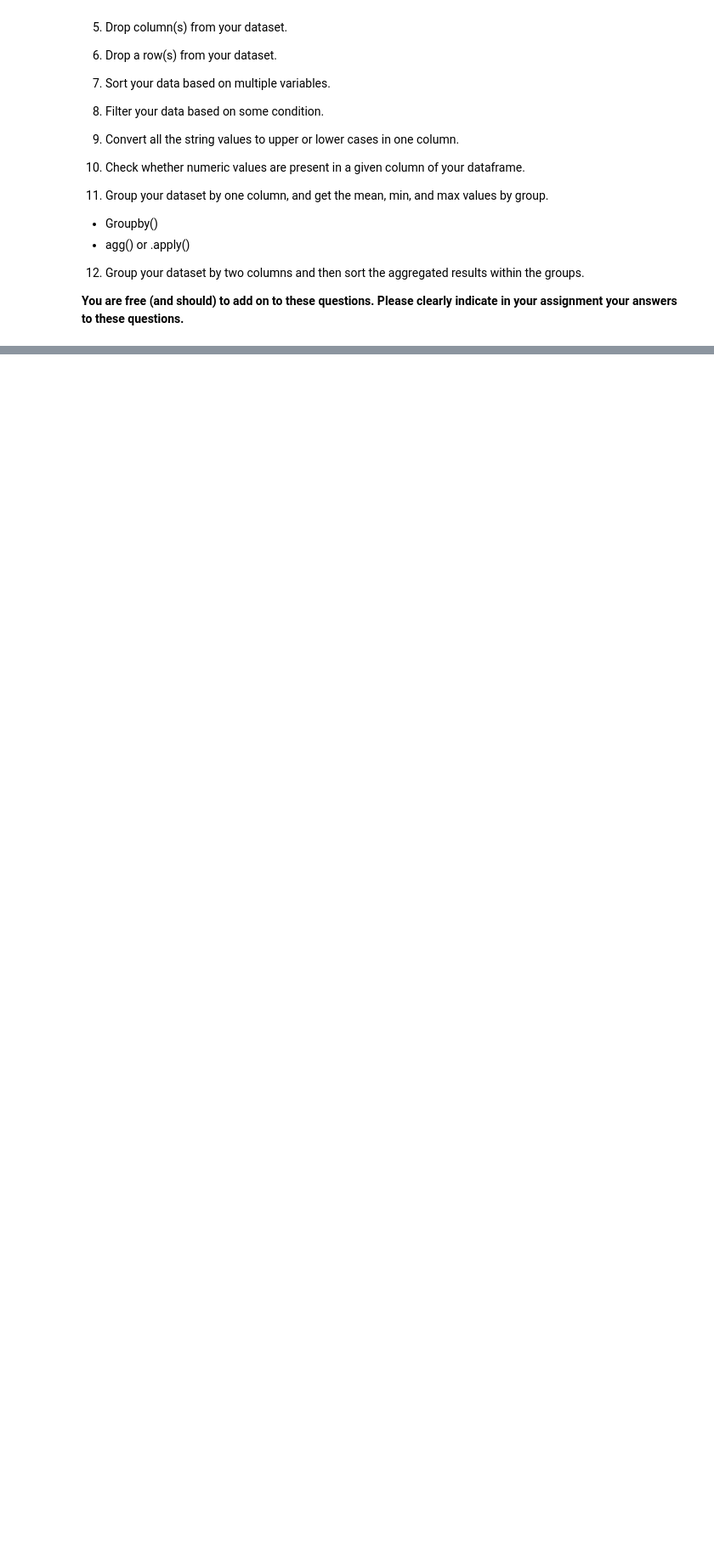
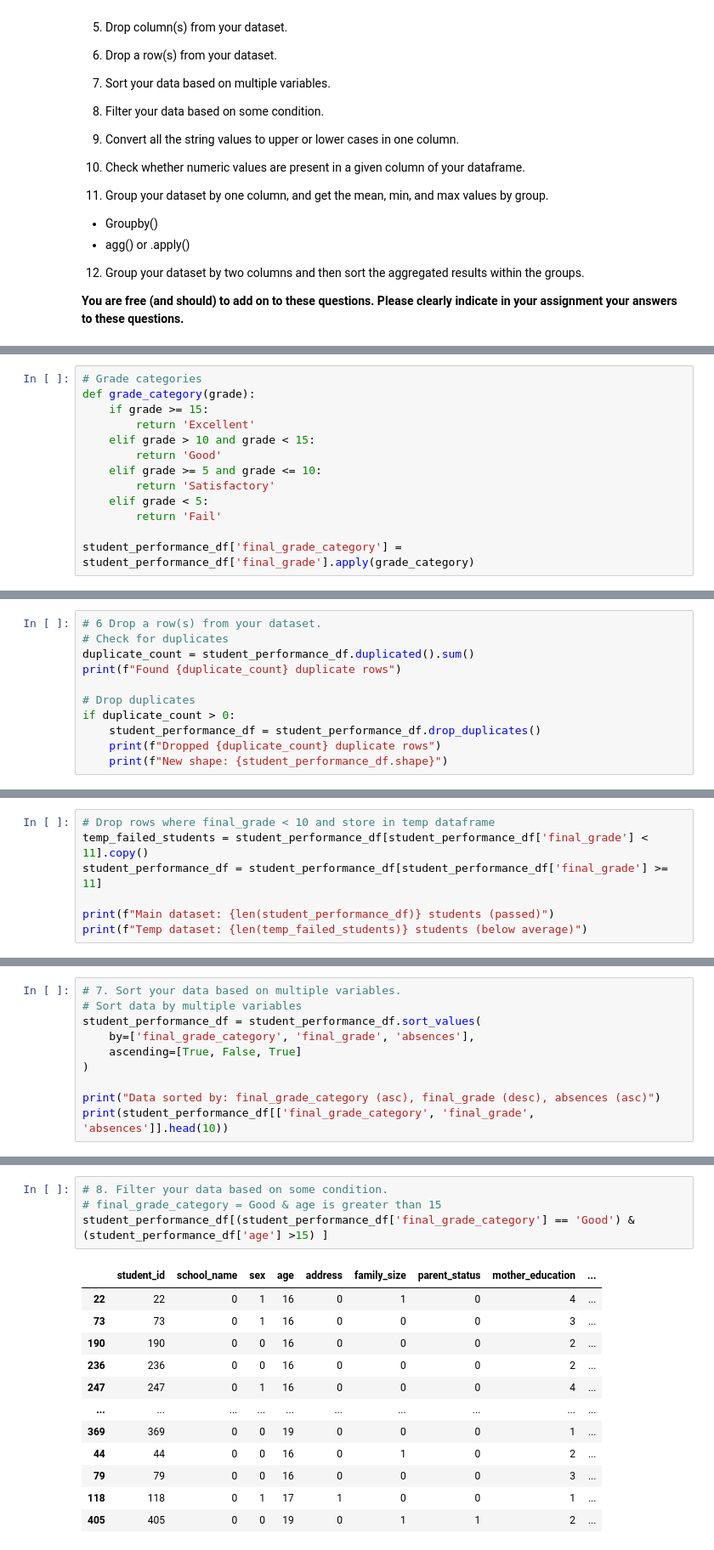
Before and after one commit to mehreengillani/Data602, a Jupyter notebook: 07_assignment.ipynb, the cells around one changed output, grey strips where cells are left out. Shown at 85% size. Drawn from its saved outputs; the diff is of its cells as text; blank space fills up the shorter version.

```diff
--- a/07_assignment.ipynb
+++ b/07_assignment.ipynb
@@ -167,0 +399,13 @@ Create a subset of your original data and perform the following.
+# %%
+# Grade categories
+def grade_category(grade):
+    if grade >= 15:
+        return 'Excellent'
+    elif grade > 10 and grade < 15:
+        return 'Good'
+    elif grade >= 5 and grade <= 10:
+        return 'Satisfactory'
+    elif grade < 5:
+        return 'Fail'
+
+student_performance_df['final_grade_category'] = student_performance_df['final_grade'].apply(grade_category)
@@ -167,0 +439,11 @@ Create a subset of your original data and perform the following.
+# %%
+# 6 Drop a row(s) from your dataset.
+# Check for duplicates
+duplicate_count = student_performance_df.duplicated().sum()
+print(f"Found {duplicate_count} duplicate rows")
+
+# Drop duplicates
+if duplicate_count > 0:
+    student_performance_df = student_performance_df.drop_duplicates()
+    print(f"Dropped {duplicate_count} duplicate rows")
+    print(f"New shape: {student_performance_df.shape}")
@@ -167,0 +452,7 @@ Create a subset of your original data and perform the following.
+# %%
+# Drop rows where final_grade < 10 and store in temp dataframe
+temp_failed_students = student_performance_df[student_performance_df['final_grade'] < 11].copy()
+student_performance_df = student_performance_df[student_performance_df['final_grade'] >= 11]
+
+print(f"Main dataset: {len(student_performance_df)} students (passed)")
+print(f"Temp dataset: {len(temp_failed_students)} students (below average)")
@@ -167,0 +462,10 @@ Create a subset of your original data and perform the following.
+# %%
+# 7. Sort your data based on multiple variables.
+# Sort data by multiple variables
+student_performance_df = student_performance_df.sort_values(
+    by=['final_grade_category', 'final_grade', 'absences'],
+    ascending=[True, False, True]
+)
+
+print("Data sorted by: final_grade_category (asc), final_grade (desc), absences (asc)")
+print(student_performance_df[['final_grade_category', 'final_grade', 'absences']].head(10))
@@ -167,0 +485,17 @@ Create a subset of your original data and perform the following.
+# %%
+# 8. Filter your data based on some condition.
+# final_grade_category = Good & age is greater than 15
+student_performance_df[(student_performance_df['final_grade_category'] == 'Good') & (student_performance_df['age'] >15) ]
+# %% [output]
+|  | student_id | school_name | sex | age | address | family_size | parent_status | mother_education | ... |
+| 22 | 22 | 0 | 1 | 16 | 0 | 1 | 0 | 4 | ... |
+| 73 | 73 | 0 | 1 | 16 | 0 | 0 | 0 | 3 | ... |
+| 190 | 190 | 0 | 0 | 16 | 0 | 0 | 0 | 2 | ... |
+| 236 | 236 | 0 | 0 | 16 | 0 | 0 | 0 | 2 | ... |
+| 247 | 247 | 0 | 1 | 16 | 0 | 0 | 0 | 4 | ... |
+| ... | ... | ... | ... | ... | ... | ... | ... | ... | ... |
+| 369 | 369 | 0 | 0 | 19 | 0 | 0 | 0 | 1 | ... |
+| 44 | 44 | 0 | 0 | 16 | 0 | 1 | 0 | 2 | ... |
+| 79 | 79 | 0 | 0 | 16 | 0 | 0 | 0 | 3 | ... |
+| 118 | 118 | 0 | 1 | 17 | 1 | 0 | 0 | 1 | ... |
+| 405 | 405 | 0 | 0 | 19 | 0 | 1 | 1 | 2 | ... |
```
Also changed, not shown: parts of 26 cells of this notebook.
